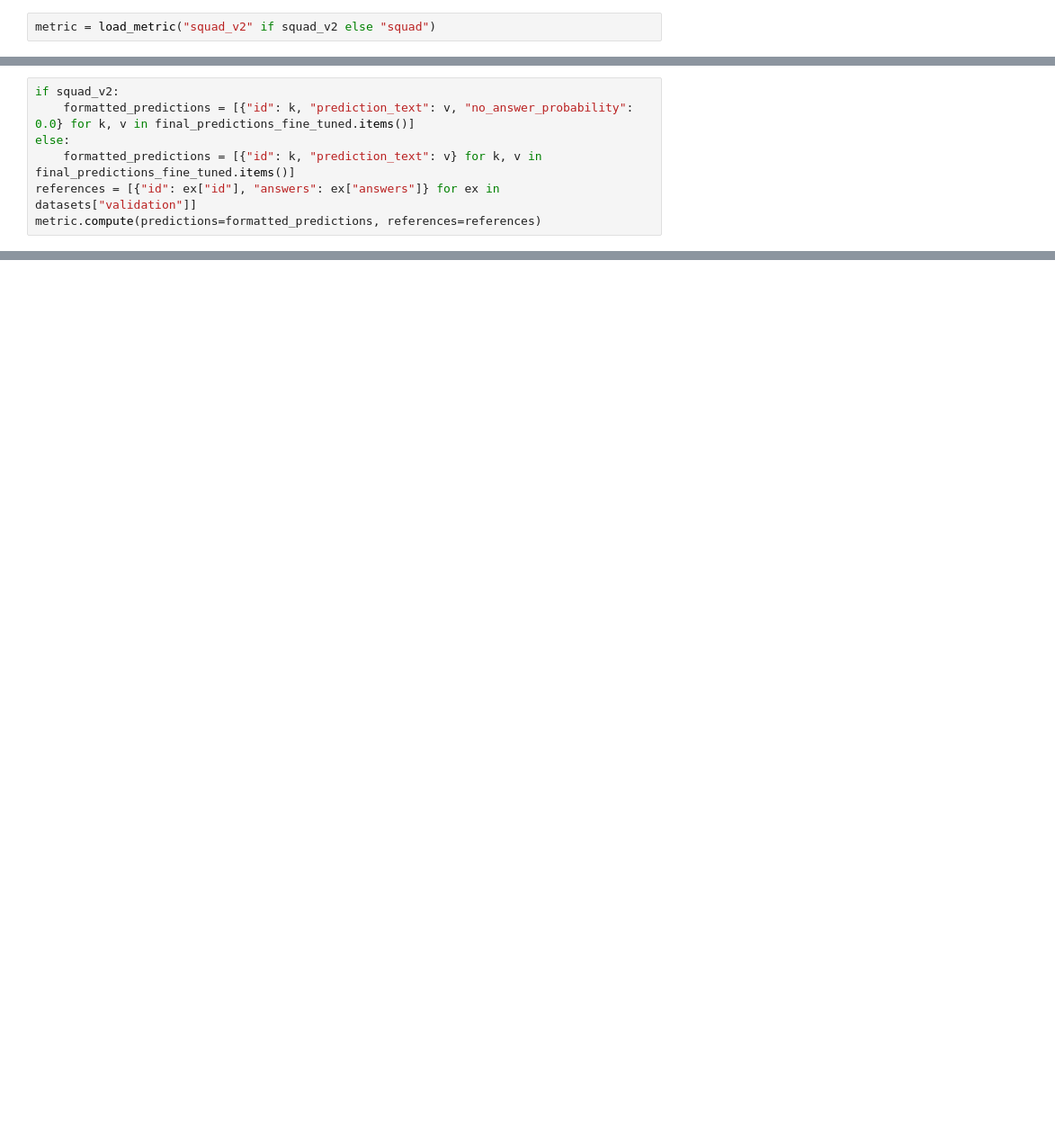
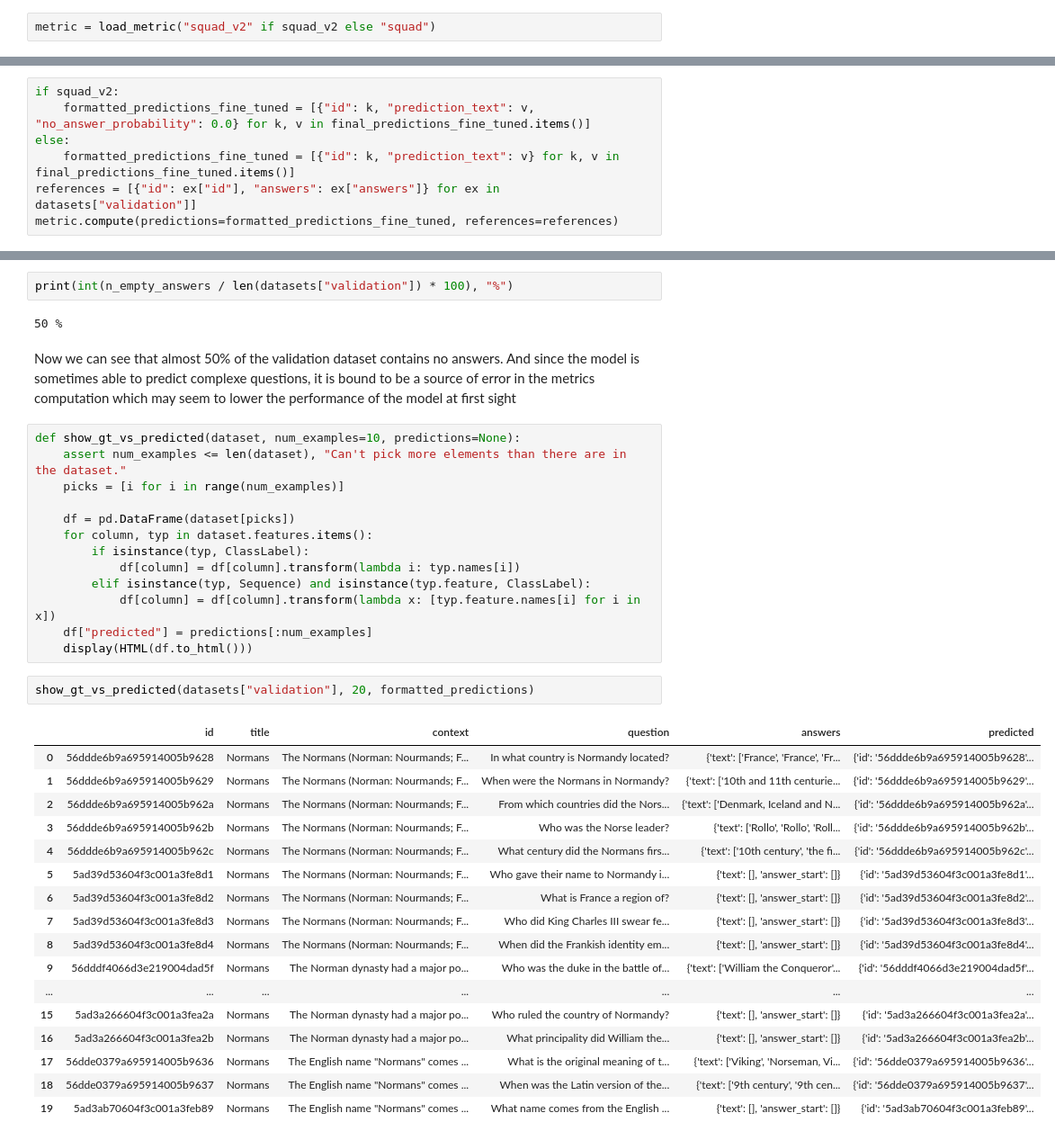
Before and after one commit to TheNizzo/QA_engine_nlp, a Jupyter notebook: question_answering_student.ipynb, the cells around one changed output, grey strips where cells are left out. Shown at 90% size. Drawn from its saved outputs; the diff is of its cells as text; blank space fills up the shorter version.

```diff
--- a/question_answering_student.ipynb
+++ b/question_answering_student.ipynb
@@ -363,7 +505,7 @@ metric.compute(predictions=formatted_predictions, references=references)
 # %%
 if squad_v2:
-    formatted_predictions = [{"id": k, "prediction_text": v, "no_answer_probability": 0.0} for k, v in final_predictions_fine_tuned.items()]
+    formatted_predictions_fine_tuned = [{"id": k, "prediction_text": v, "no_answer_probability": 0.0} for k, v in final_predictions_fine_tuned.items()]
 else:
-    formatted_predictions = [{"id": k, "prediction_text": v} for k, v in final_predictions_fine_tuned.items()]
+    formatted_predictions_fine_tuned = [{"id": k, "prediction_text": v} for k, v in final_predictions_fine_tuned.items()]
 references = [{"id": ex["id"], "answers": ex["answers"]} for ex in datasets["validation"]]
-metric.compute(predictions=formatted_predictions, references=references)
+metric.compute(predictions=formatted_predictions_fine_tuned, references=references)
@@ -369,0 +562,39 @@ metric.compute(predictions=formatted_predictions, references=references)
+# %%
+print(int(n_empty_answers / len(datasets["validation"]) * 100), "%")
+# %% [output]
+50 %
+# %% [markdown]
+Now we can see that almost 50% of the validation dataset contains no answers. And since the model is sometimes able to predict complexe questions, it is bound to be a source of error in the metrics computation which may seem to lower the performance of the model at first sight
+# %%
+def show_gt_vs_predicted(dataset, num_examples=10, predictions=None):
+    assert num_examples <= len(dataset), "Can't pick more elements than there are in the dataset."
+    picks = [i for i in range(num_examples)]
+
+    df = pd.DataFrame(dataset[picks])
+    for column, typ in dataset.features.items():
+        if isinstance(typ, ClassLabel):
+            df[column] = df[column].transform(lambda i: typ.names[i])
+        elif isinstance(typ, Sequence) and isinstance(typ.feature, ClassLabel):
+            df[column] = df[column].transform(lambda x: [typ.feature.names[i] for i in x])
+    df["predicted"] = predictions[:num_examples]
+    display(HTML(df.to_html()))
+# %%
+show_gt_vs_predicted(datasets["validation"], 20, formatted_predictions)
+# %% [output]
+|  | id | title | context | question | answers | predicted |
+| 0 | 56ddde6b9a695914005b9628 | Normans | The Normans (Norman: Nourmands; F... | In what country is Normandy located? | {'text': ['France', 'France', 'Fr... | {'id': '56ddde6b9a695914005b9628'... |
+| 1 | 56ddde6b9a695914005b9629 | Normans | The Normans (Norman: Nourmands; F... | When were the Normans in Normandy? | {'text': ['10th and 11th centurie... | {'id': '56ddde6b9a695914005b9629'... |
+| 2 | 56ddde6b9a695914005b962a | Normans | The Normans (Norman: Nourmands; F... | From which countries did the Nors... | {'text': ['Denmark, Iceland and N... | {'id': '56ddde6b9a695914005b962a'... |
+| 3 | 56ddde6b9a695914005b962b | Normans | The Normans (Norman: Nourmands; F... | Who was the Norse leader? | {'text': ['Rollo', 'Rollo', 'Roll... | {'id': '56ddde6b9a695914005b962b'... |
+| 4 | 56ddde6b9a695914005b962c | Normans | The Normans (Norman: Nourmands; F... | What century did the Normans firs... | {'text': ['10th century', 'the fi... | {'id': '56ddde6b9a695914005b962c'... |
+| 5 | 5ad39d53604f3c001a3fe8d1 | Normans | The Normans (Norman: Nourmands; F... | Who gave their name to Normandy i... | {'text': [], 'answer_start': []} | {'id': '5ad39d53604f3c001a3fe8d1'... |
+| 6 | 5ad39d53604f3c001a3fe8d2 | Normans | The Normans (Norman: Nourmands; F... | What is France a region of? | {'text': [], 'answer_start': []} | {'id': '5ad39d53604f3c001a3fe8d2'... |
+| 7 | 5ad39d53604f3c001a3fe8d3 | Normans | The Normans (Norman: Nourmands; F... | Who did King Charles III swear fe... | {'text': [], 'answer_start': []} | {'id': '5ad39d53604f3c001a3fe8d3'... |
+| 8 | 5ad39d53604f3c001a3fe8d4 | Normans | The Normans (Norman: Nourmands; F... | When did the Frankish identity em... | {'text': [], 'answer_start': []} | {'id': '5ad39d53604f3c001a3fe8d4'... |
+| 9 | 56dddf4066d3e219004dad5f | Normans | The Norman dynasty had a major po... | Who was the duke in the battle of... | {'text': ['William the Conqueror'... | {'id': '56dddf4066d3e219004dad5f'... |
+| ... | ... | ... | ... | ... | ... | ... |
+| 15 | 5ad3a266604f3c001a3fea2a | Normans | The Norman dynasty had a major po... | Who ruled the country of Normandy? | {'text': [], 'answer_start': []} | {'id': '5ad3a266604f3c001a3fea2a'... |
+| 16 | 5ad3a266604f3c001a3fea2b | Normans | The Norman dynasty had a major po... | What principality did William the... | {'text': [], 'answer_start': []} | {'id': '5ad3a266604f3c001a3fea2b'... |
+| 17 | 56dde0379a695914005b9636 | Normans | The English name "Normans" comes ... | What is the original meaning of t... | {'text': ['Viking', 'Norseman, Vi... | {'id': '56dde0379a695914005b9636'... |
+| 18 | 56dde0379a695914005b9637 | Normans | The English name "Normans" comes ... | When was the Latin version of the... | {'text': ['9th century', '9th cen... | {'id': '56dde0379a695914005b9637'... |
+| 19 | 5ad3ab70604f3c001a3feb89 | Normans | The English name "Normans" comes ... | What name comes from the English ... | {'text': [], 'answer_start': []} | {'id': '5ad3ab70604f3c001a3feb89'... |
```
Also changed, not shown: parts of 27 cells of this notebook, 1 other file.
